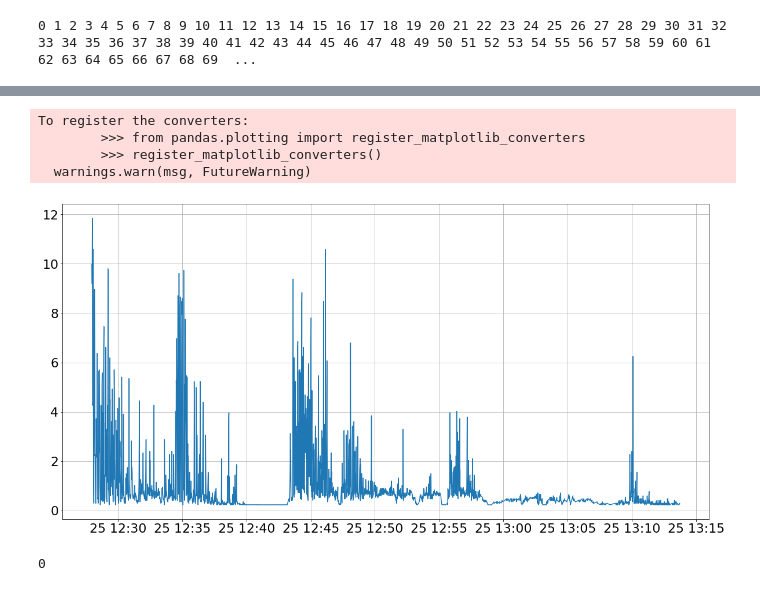
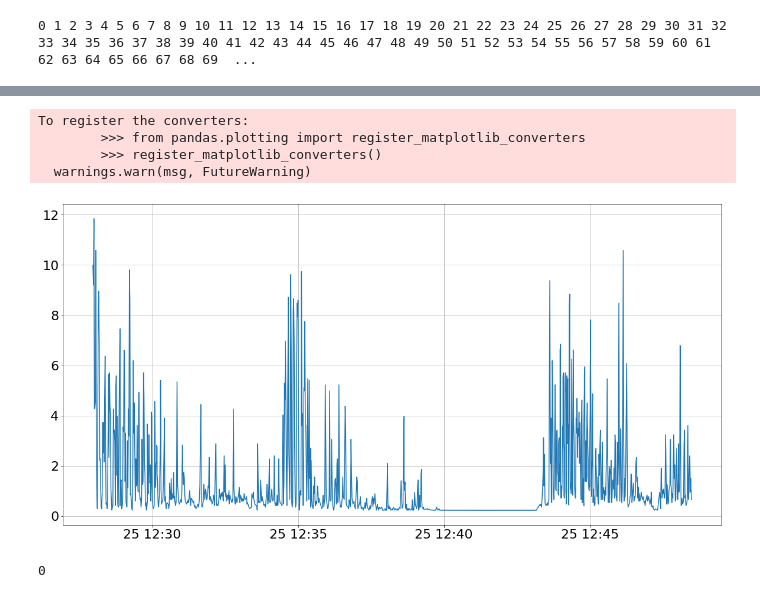
Before and after one commit to IImbryk/a_simple_neural_network, a Jupyter notebook: Keras_NN.ipynb, the cells around one changed output, grey strips where cells are left out. Drawn from its saved outputs; the diff is of its cells as text; code cells hidden in the pictures.

```diff
--- a/Keras_NN.ipynb
+++ b/Keras_NN.ipynb
@@ -143,13 +147,13 @@ array([0.], dtype=float32)
 #    if(Y_test_re[i]!=0):
 #        print(Y_test_re[i], ' ', i)
 # %%
-plot_in(df[2000:3970])
+plot_in(df[2000:3000])
 # %% [output]
 To register the converters:
         >>> from pandas.plotting import register_matplotlib_converters
         >>> register_matplotlib_converters()
   warnings.warn(msg, FutureWarning)
-[figure, old version]
+[figure, new version]
 0
 # %%
 print(error(Y_test_pr, Y_test_re))
```
Also changed, not shown: parts of 21 cells of this notebook, 20 other files.
